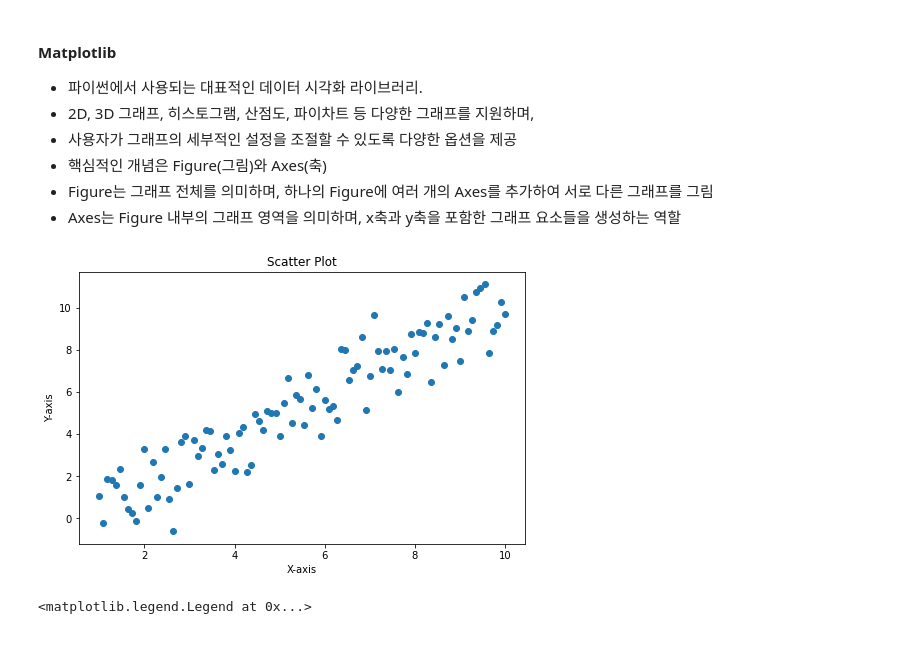
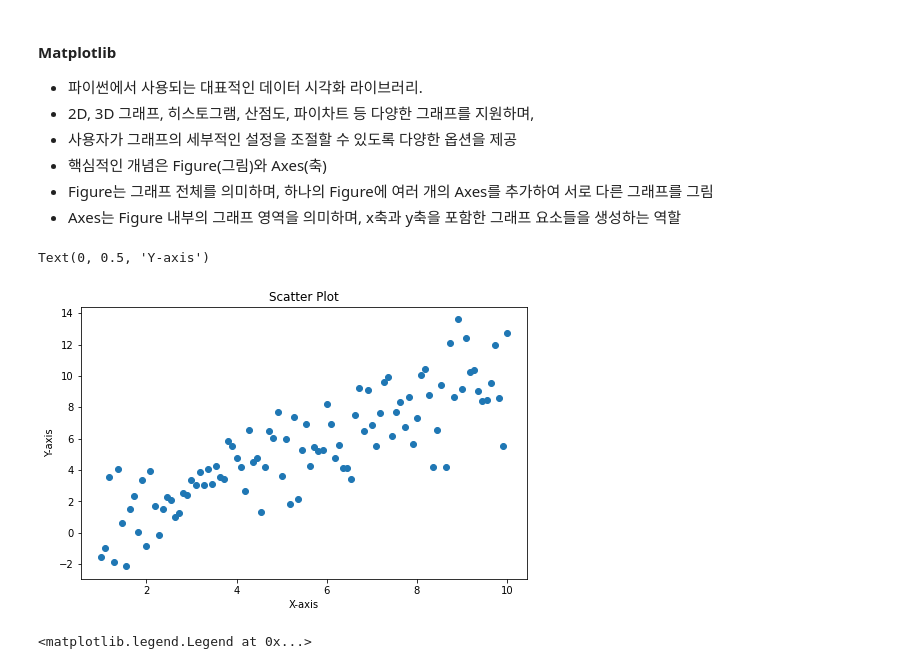
Before and after one commit to bnv20/kdt9, a Jupyter notebook: m2_분석라이브러리/visualization/시각화1_guide.ipynb, the cells around one changed output. Cells and saved outputs as stored; diff of their text form; code cells hidden in the pictures.

```diff
--- a/m2_분석라이브러리/visualization/시각화1_guide.ipynb
+++ b/m2_분석라이브러리/visualization/시각화1_guide.ipynb
@@ -379,29 +379,30 @@ df_auto[['mpg','weight']].plot(x='mpg',y='weight',kind='scatter',figsize=(10,5))
 # %%
 import matplotlib.pyplot as plt
 import numpy as np
 
 # 데이터 생성
 # x = np.arange(20)
 # y = np.arange(20)*2 + np.random.randn(20)*5
 y = []
 x = np.linspace(1,10,100)
 for i in x:
-    r = i + np.random.normal(0,1)
+    r = i + np.random.normal(0,2)
     y.append(r)
 
 plt.figure(figsize=(8,5))
 # 산점도 그래프 그리기
 plt.scatter(x, y)
 
 # 그래프 제목, x축 레이블, y축 레이블 설정
 plt.title("Scatter Plot")
 plt.xlabel("X-axis")
 plt.ylabel("Y-axis")
 
 # 그래프 출력
-plt.show()
+# plt.show()
 # %% [output]
+Text(0, 0.5, 'Y-axis')
-[figure, old version]
+[figure, new version]
 # %%
 import numpy as np
 import matplotlib.pyplot as plt
```
Also changed, not shown: parts of 29 cells of this notebook.
